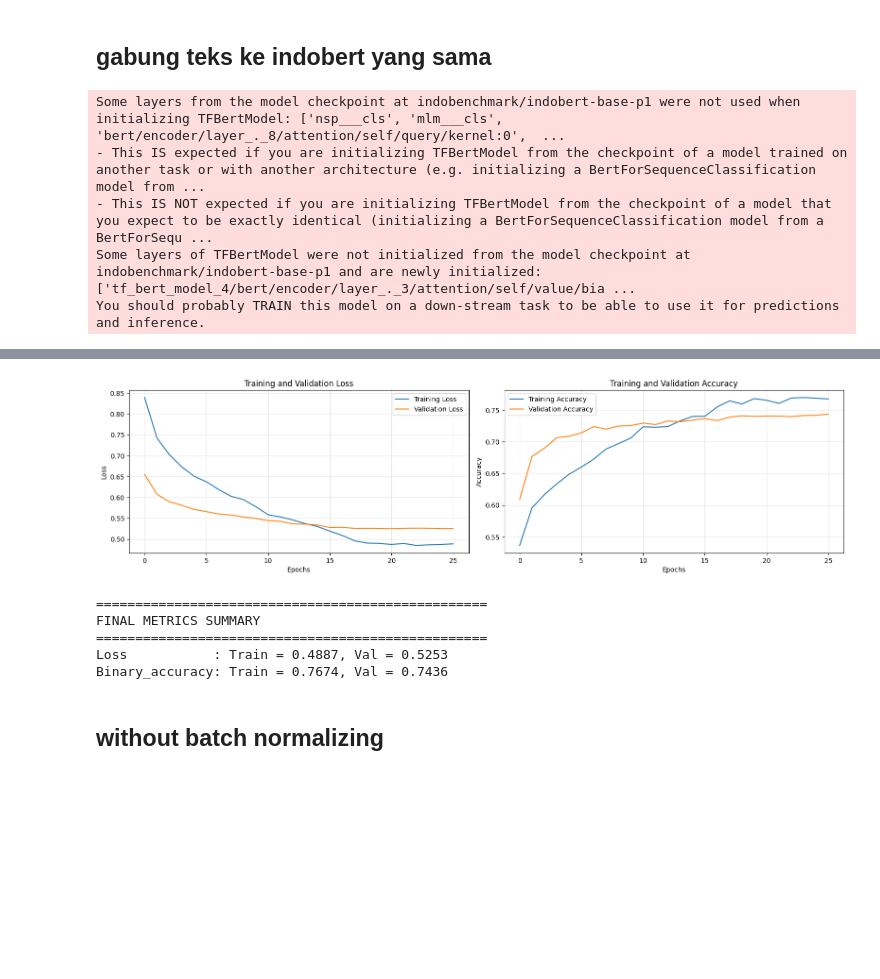
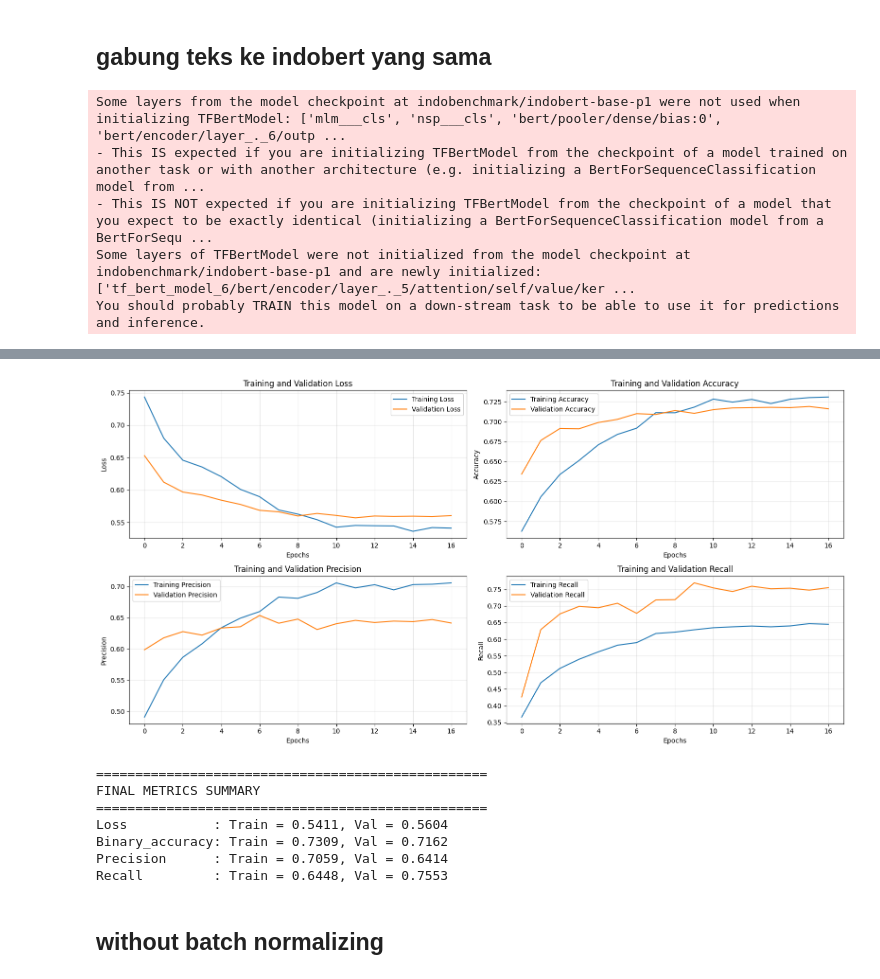
Before and after one commit to Sadrian69/Skripsi, a Jupyter notebook: tests.ipynb, the cells around one changed output, grey strips where cells are left out. Drawn from its saved outputs; the diff is of its cells as text; code cells hidden in the pictures; blank space fills up the shorter version.

```diff
--- a/tests.ipynb
+++ b/tests.ipynb
@@ -557,7 +555,7 @@ def makemodel(output_bias=None):
 
     fin = tf.keras.layers.Dense(64, activation='relu')(fin)
     fin = tf.keras.layers.Dropout(0.2)(fin)
-    fin = tf.keras.layers.Dense(2, activation='softmax')(fin)
+    fin = tf.keras.layers.Dense(1, activation='sigmoid')(fin)
 
     final = tf.keras.Model(inputs=[ids2, att2, img1], outputs=fin)
 
@@ -567,7 +565,7 @@ def makemodel(output_bias=None):
     final.compile(
         loss = tf.keras.losses.BinaryCrossentropy(),
         optimizer=optimizer,
-        metrics=[tf.keras.metrics.BinaryAccuracy(),tf.keras.metrics.Precision(),tf.keras.metrics.Recall()]
+        metrics=[tf.keras.metrics.BinaryAccuracy(),tf.keras.metrics.Precision(name='precision'),tf.keras.metrics.Recall(name='recall')]
     )
 
     return final
@@ -709,6 +707,7 @@ def makemodel(output_bias=None):
     indobert1 = BertEmbeddingLayer(model_name="indobenchmark/indobert-base-p1", name="indobert1")
 
     title = indobert1([ids1, att1])
+
     fin = tf.keras.layers.BatchNormalization()(title)
 
     fin = tf.keras.layers.Dense(512, activation=None)(fin)
@@ -728,7 +727,7 @@ def makemodel(output_bias=None):
 
     fin = tf.keras.layers.Dense(64, activation='relu')(fin)
     fin = tf.keras.layers.Dropout(0.2)(fin)
-    fin = tf.keras.layers.Dense(2, activation='softmax')(fin)
+    fin = tf.keras.layers.Dense(1, activation='sigmoid')(fin)
 
     final = tf.keras.Model(inputs=[ids1, att1], outputs=fin)
 
@@ -738,7 +737,7 @@ def makemodel(output_bias=None):
     final.compile(
         loss = tf.keras.losses.BinaryCrossentropy(),
         optimizer=optimizer,
-        metrics=[tf.keras.metrics.BinaryAccuracy(),tf.keras.metrics.Precision(),tf.keras.metrics.Recall()]
+        metrics=[tf.keras.metrics.BinaryAccuracy(),tf.keras.metrics.Precision(name='precision'),tf.keras.metrics.Recall(name='recall')]
     )
 
     return final
@@ -943,7 +910,7 @@ def makemodel(output_bias=None):
 
     fin = tf.keras.layers.Dense(64, activation='relu')(fin)
     fin = tf.keras.layers.Dropout(0.2)(fin)
-    fin = tf.keras.layers.Dense(2, activation='softmax')(fin)
+    fin = tf.keras.layers.Dense(1, activation='sigmoid')(fin)
 
     final = tf.keras.Model(inputs=[ids2, att2], outputs=fin)
 
@@ -953,7 +920,7 @@ def makemodel(output_bias=None):
     final.compile(
         loss = tf.keras.losses.BinaryCrossentropy(),
         optimizer=optimizer,
-        metrics=[tf.keras.metrics.BinaryAccuracy(),tf.keras.metrics.Precision(),tf.keras.metrics.Recall()]
+        metrics=[tf.keras.metrics.BinaryAccuracy(),tf.keras.metrics.Precision(name='precision'),tf.keras.metrics.Recall(name='recall')]
     )
 
     return final
@@ -1146,7 +1097,7 @@ def makemodel(output_bias=None):
 
     fin = tf.keras.layers.Dense(64, activation='relu')(fin)
     fin = tf.keras.layers.Dropout(0.2)(fin)
-    fin = tf.keras.layers.Dense(2, activation='softmax')(fin)
+    fin = tf.keras.layers.Dense(1, activation='sigmoid')(fin)
 
     final = tf.keras.Model(inputs=[img1], outputs=fin)
 
@@ -1156,7 +1107,7 @@ def makemodel(output_bias=None):
     final.compile(
         loss = tf.keras.losses.BinaryCrossentropy(),
         optimizer=optimizer,
-        metrics=[tf.keras.metrics.BinaryAccuracy(),tf.keras.metrics.Precision(),tf.keras.metrics.Recall()]
+        metrics=[tf.keras.metrics.BinaryAccuracy(),tf.keras.metrics.Precision(name='precision'),tf.keras.metrics.Recall(name='recall')]
     )
 
     return final
@@ -1330,7 +1283,7 @@ def makemodel(output_bias=None):
 
     fin = tf.keras.layers.Dense(64, activation='relu')(fin)
     fin = tf.keras.layers.Dropout(0.2)(fin)
-    fin = tf.keras.layers.Dense(2, activation='softmax')(fin)
+    fin = tf.keras.layers.Dense(1, activation='sigmoid')(fin)
 
     final = tf.keras.Model(inputs=[ids1, att1, ids2, att2, img1], outputs=fin)
 
@@ -1340,7 +1293,7 @@ def makemodel(output_bias=None):
     final.compile(
         loss = tf.keras.losses.BinaryCrossentropy(),
         optimizer=optimizer,
-        metrics=[tf.keras.metrics.BinaryAccuracy(),tf.keras.metrics.Precision(),tf.keras.metrics.Recall()]
+        metrics=[tf.keras.metrics.BinaryAccuracy(),tf.keras.metrics.Precision(name='precision'),tf.keras.metrics.Recall(name='recall')]
     )
 
     return final
@@ -1440,9 +1393,9 @@ for metric in metrics_to_show:
         else:
             print()
 # %% [output]
-Some layers from the model checkpoint at indobenchmark/indobert-base-p1 were not used when initializing TFBertModel: ['nsp___cls', 'mlm___cls', 'bert/encoder/layer_._8/attention/self/query/kernel:0',  ...
+Some layers from the model checkpoint at indobenchmark/indobert-base-p1 were not used when initializing TFBertModel: ['mlm___cls', 'nsp___cls', 'bert/pooler/dense/bias:0', 'bert/encoder/layer_._6/outp ...
 - This IS expected if you are initializing TFBertModel from the checkpoint of a model trained on another task or with another architecture (e.g. initializing a BertForSequenceClassification model from ...
 - This IS NOT expected if you are initializing TFBertModel from the checkpoint of a model that you expect to be exactly identical (initializing a BertForSequenceClassification model from a BertForSequ ...
-Some layers of TFBertModel were not initialized from the model checkpoint at indobenchmark/indobert-base-p1 and are newly initialized: ['tf_bert_model_4/bert/encoder/layer_._3/attention/self/value/bia ...
+Some layers of TFBertModel were not initialized from the model checkpoint at indobenchmark/indobert-base-p1 and are newly initialized: ['tf_bert_model_6/bert/encoder/layer_._5/attention/self/value/ker ...
 You should probably TRAIN this model on a down-stream task to be able to use it for predictions and inference.
 Epoch 1/50
@@ -1465,9 +1418,11 @@ Final training loss: 0.488699734210968
-[figure, old version]
+[figure, new version]
 ==================================================
 FINAL METRICS SUMMARY
 ==================================================
-Loss           : Train = 0.4887, Val = 0.5253
-Binary_accuracy: Train = 0.7674, Val = 0.7436
+Loss           : Train = 0.5411, Val = 0.5604
+Binary_accuracy: Train = 0.7309, Val = 0.7162
+Precision      : Train = 0.7059, Val = 0.6414
+Recall         : Train = 0.6448, Val = 0.7553
 # %% [markdown]
 ## without batch normalizing
 # %%
```
Also changed, not shown: parts of 12 cells of this notebook, 5 other files.
